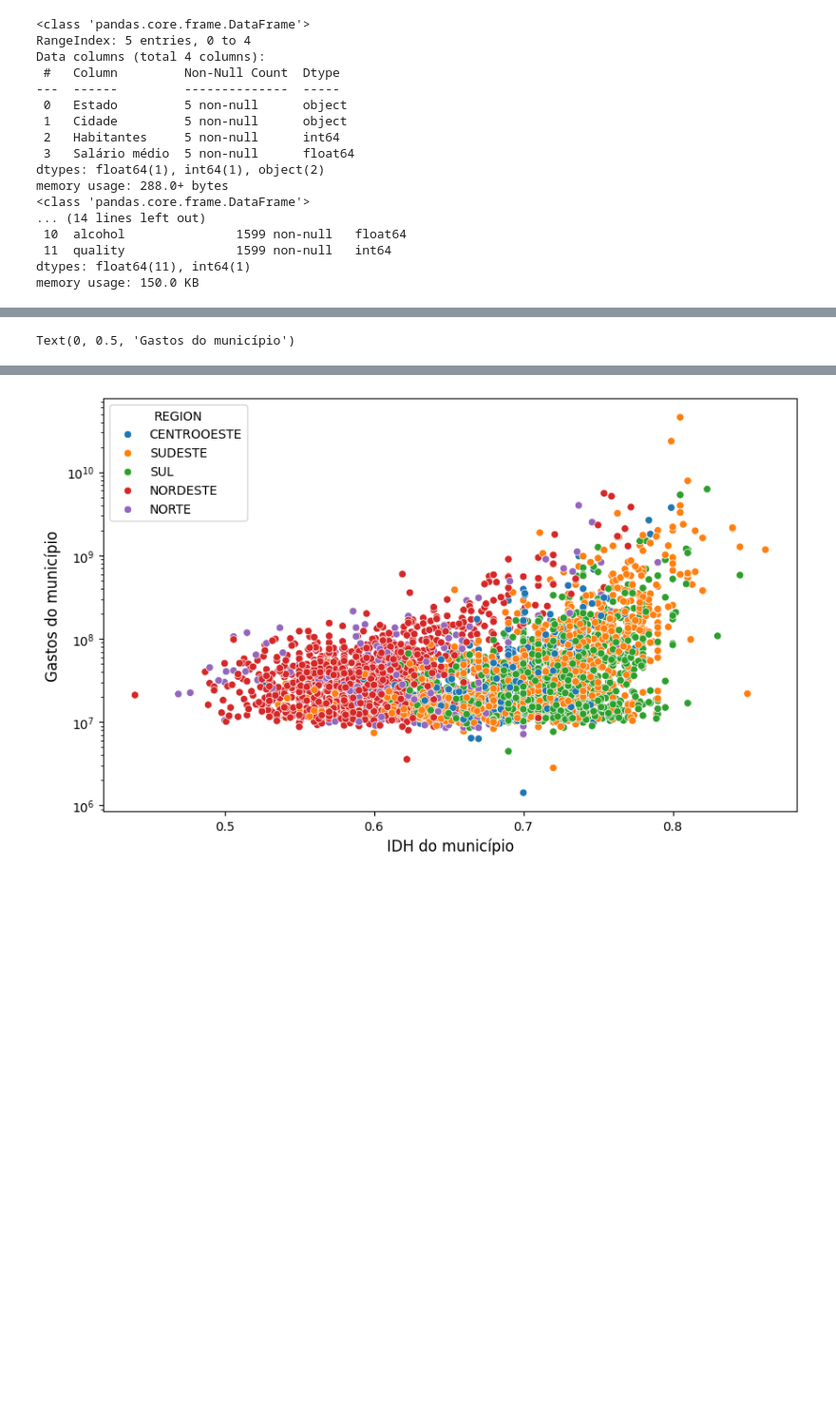
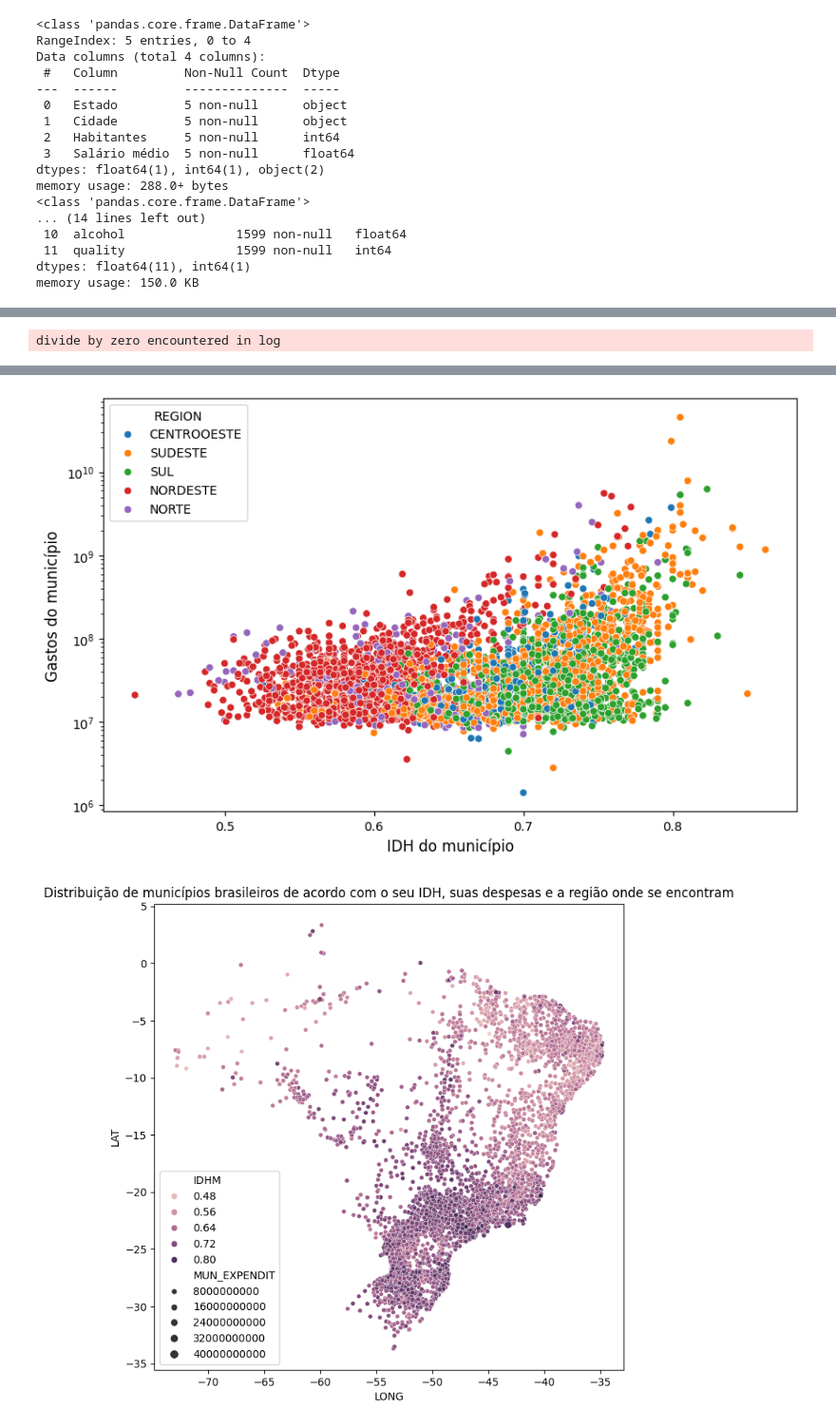
Before and after one commit to gustavo-plc/Curso_py, a Jupyter notebook: Ciência_de_Dados.ipynb, the cells around one changed output, grey strips where cells are left out. Shown at 95% size. Saved outputs shown, nothing was run; the diff lists cells and outputs as text; code cells hidden in the pictures; blank space fills up the shorter version.

```diff
--- a/Ciência_de_Dados.ipynb
+++ b/Ciência_de_Dados.ipynb
@@ -964,31 +964,76 @@ fig, axes = plt.subplots(nrows=1, ncols=2, figsize=(15,15))
 _ = df_brasil.groupby(by=['REGION']).sum()['TAXES'].plot.pie(colors=colors, autopct='%1.1f%%', ax=axes[0])
 
 _ = df_brasil.groupby(by=['REGION']).sum()['GDP'].plot.pie(colors=colors, autopct='%1.1f%%', ax=axes[1])
 
 _ = axes[0].set(xlabel='Distribuição do volume de impostos pagos por região do Brasil em 2016', ylabel='')
 
 _ = axes[1].set(xlabel='Distribuição do PIB por região do Brasil em 2016', ylabel='')
 
 
 #
 #GRÁFICO DE DISPERSÃO
 #
 
 #o valor de despesas de alguns municípios não foi disponibilizado na base de dados
 
 data = df_brasil.query("MUN_EXPENDIT != 0")
 
 f, ax = plt.subplots(figsize=(10,6))
 plt.yscale('log')
 
 sct_plot = sns.scatterplot(x=data['IDHM'], y=data['MUN_EXPENDIT'], hue=data['REGION'])
 
 sct_plot.set_xlabel(xlabel = 'IDH do município', fontsize = 12)
 
 sct_plot.set_ylabel(ylabel = 'Gastos do município', fontsize = 12)
+
+#distribuição de municípios brasileiros de acordo com seu idh, suas despesas e a região onde se encontram
+
+f, ax = plt.subplots(figsize=(8,8))
+
+sns.scatterplot(x=data.LONG,
+                y=data.LAT,
+                hue = data['IDHM'],
+                size=data['MUN_EXPENDIT'])
+
+plt.title("Distribuição de municípios brasileiros de acordo com o seu IDH, suas despesas e a região onde se encontram")
+
+#Análise multivariada
+
+#MATRIZ DE GRÁFICOS
+
+# a matriz permite gerar um gráfico de dispersão para cada par de atributos em análise
+
+df = df_brasil[['WHEELED_TRACTOR', 'PLANTED_AREA', 'AREA', 'REGION']]
+
+#PARA FILTRAR OS MUNICÍPIOS SEM TRATORES REGISTRADOS
+
+df = df[df['WHEELED_TRACTOR'] != 0]
+
+df['WHEELED_TRACTOR'] = np.log(df['WHEELED_TRACTOR'])
+df['PLANTED_AREA'] = np.log(df['PLANTED_AREA'])
+df['AREA'] = np.log(df['AREA'])
+
+_ = sns.pairplot(df, hue="REGION")
+
+
+
+#
+#GRÁFICO DE LINHAS
+#
+
+
+data = df_brasil.groupby('STATE').sum()[['POPULATION_2010', 'POPULATION_2018']]
+
+plot = data.plot.line(figsize=(15,5))
+
+_ = plt.xticks(range(0,len(data.index)), labels=data.index, rotation=45)
+
+_ = plot.set(xlabel='Estados', ylabel='População')
 # %% [output]
 [figure]
-Text(0, 0.5, 'Gastos do município')
+divide by zero encountered in log
 [figure]
 [figure]
 [figure]
+[figure, added]
```
Also changed, not shown: parts of 1 cell of this notebook.
